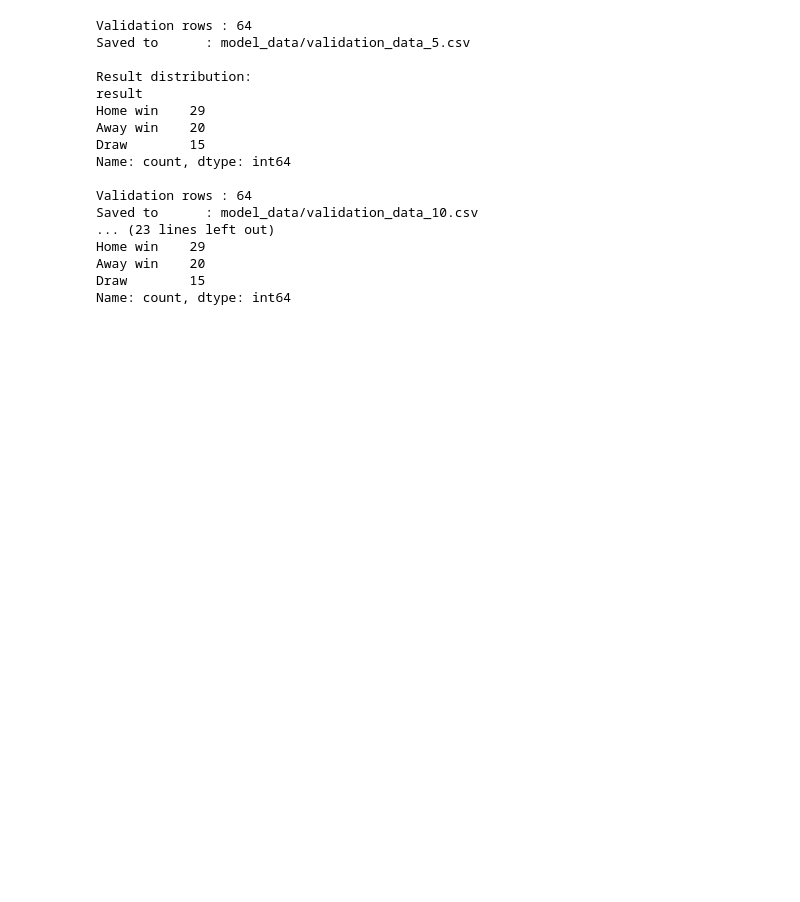
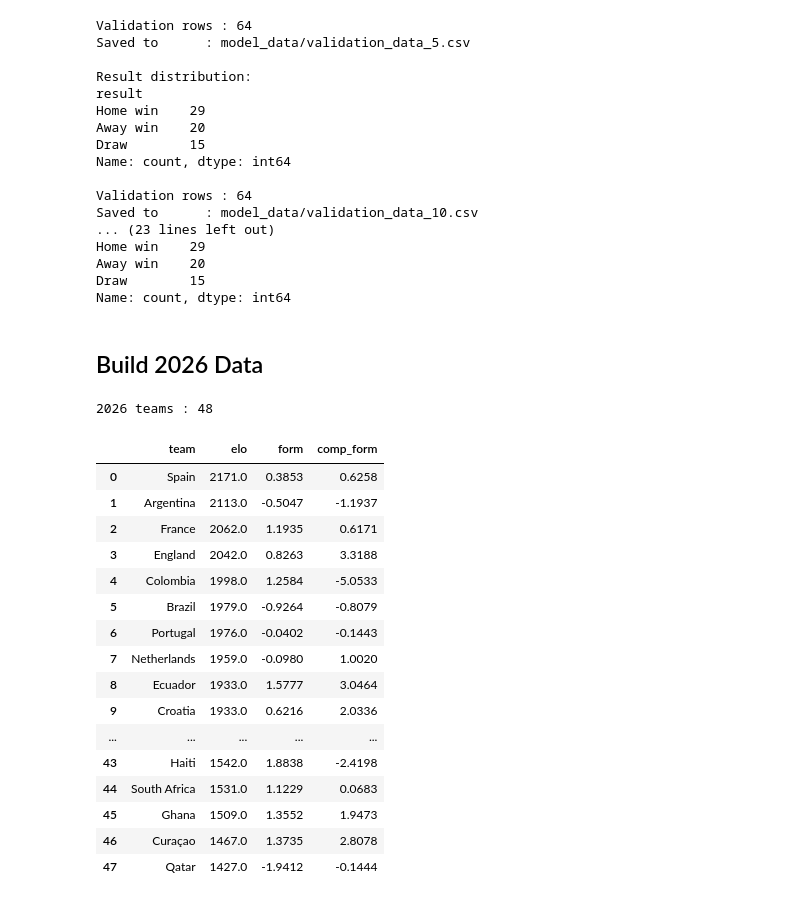
Before and after one commit to StefanIlic1/world-cup-predictions, a Jupyter notebook: src/02_functions_and_data.ipynb, the cells around one changed output. Saved outputs shown, nothing was run; the diff lists cells and outputs as text; code cells hidden in the pictures; blank space fills up the shorter version.

```diff
--- a/src/02_functions_and_data.ipynb
+++ b/src/02_functions_and_data.ipynb
@@ -505,3 +505,48 @@ Home win    29
 Away win    20
 Draw        15
 Name: count, dtype: int64
+# %% [markdown]
+## Build 2026 Data
+# %%
+wc2026_elo = pd.read_csv(OUTPUT_DIR / 'wc2026_elo_clean.csv')
+WC2026_TEAMS = wc2026_elo['team'].tolist()
+
+def get_2026_profiles(N):
+    rows = []
+    for team in WC2026_TEAMS:
+        rows.append({
+            'team':             team,
+            'elo':              ELO_LOOKUP.get(team, 1000.0),
+            'form':             get_form(team, n=N, competitive=False)['form_score'],
+            'comp_form': get_form(team, n=N, competitive=True)['form_score'],
+        })
+    return pd.DataFrame(rows).sort_values('elo', ascending=False).reset_index(drop=True)
+
+profiles_2026_10 = get_2026_profiles(10)
+profiles_2026_20 = get_2026_profiles(20)
+
+profiles_2026_10.to_csv(MODEL_OUTPUT_DIR / 'profiles_2026_10.csv', index=False)
+profiles_2026_20.to_csv(MODEL_OUTPUT_DIR / 'profiles_2026_20.csv', index=False)
+
+print(f'2026 teams : {len(profiles_2026_10)}')
+print()
+profiles_2026_10
+# %% [output]
+2026 teams : 48
+|  | team | elo | form | comp_form |
+| 0 | Spain | 2171.0 | 0.3853 | 0.6258 |
+| 1 | Argentina | 2113.0 | -0.5047 | -1.1937 |
+| 2 | France | 2062.0 | 1.1935 | 0.6171 |
+| 3 | England | 2042.0 | 0.8263 | 3.3188 |
+| 4 | Colombia | 1998.0 | 1.2584 | -5.0533 |
+| 5 | Brazil | 1979.0 | -0.9264 | -0.8079 |
+| 6 | Portugal | 1976.0 | -0.0402 | -0.1443 |
+| 7 | Netherlands | 1959.0 | -0.0980 | 1.0020 |
+| 8 | Ecuador | 1933.0 | 1.5777 | 3.0464 |
+| 9 | Croatia | 1933.0 | 0.6216 | 2.0336 |
+| ... | ... | ... | ... | ... |
+| 43 | Haiti | 1542.0 | 1.8838 | -2.4198 |
+| 44 | South Africa | 1531.0 | 1.1229 | 0.0683 |
+| 45 | Ghana | 1509.0 | 1.3552 | 1.9473 |
+| 46 | Curaçao | 1467.0 | 1.3735 | 2.8078 |
+| 47 | Qatar | 1427.0 | -1.9412 | -0.1444 |
```
Also changed, not shown: parts of 1 cell of this notebook, 7 other files.
